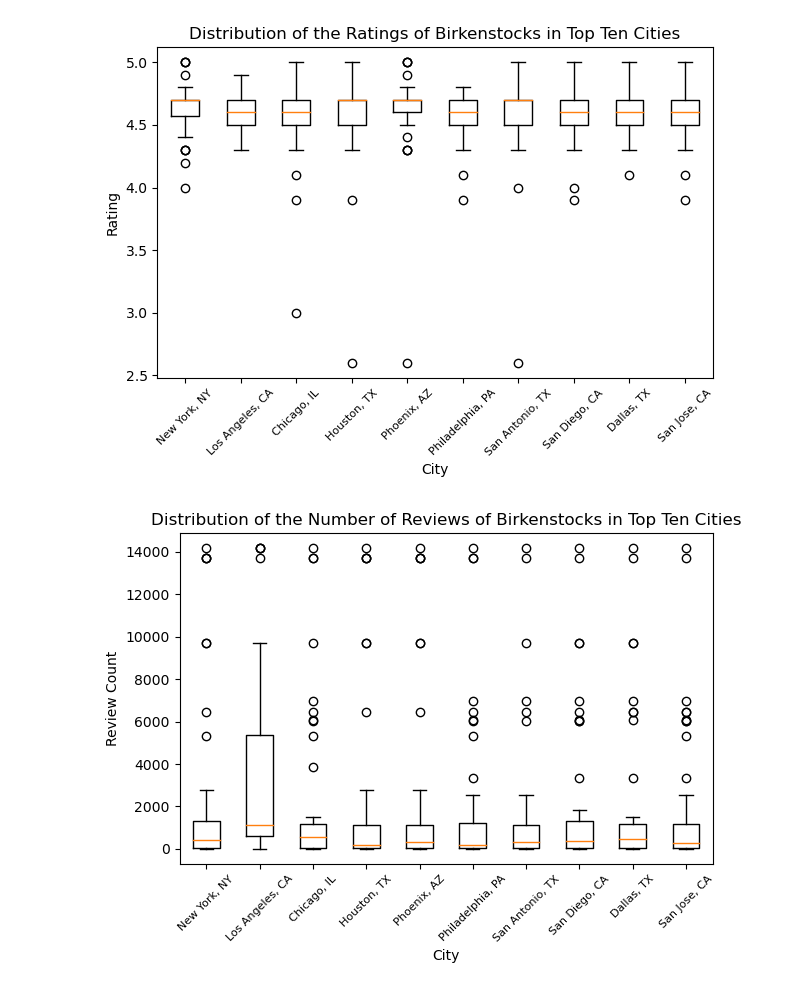
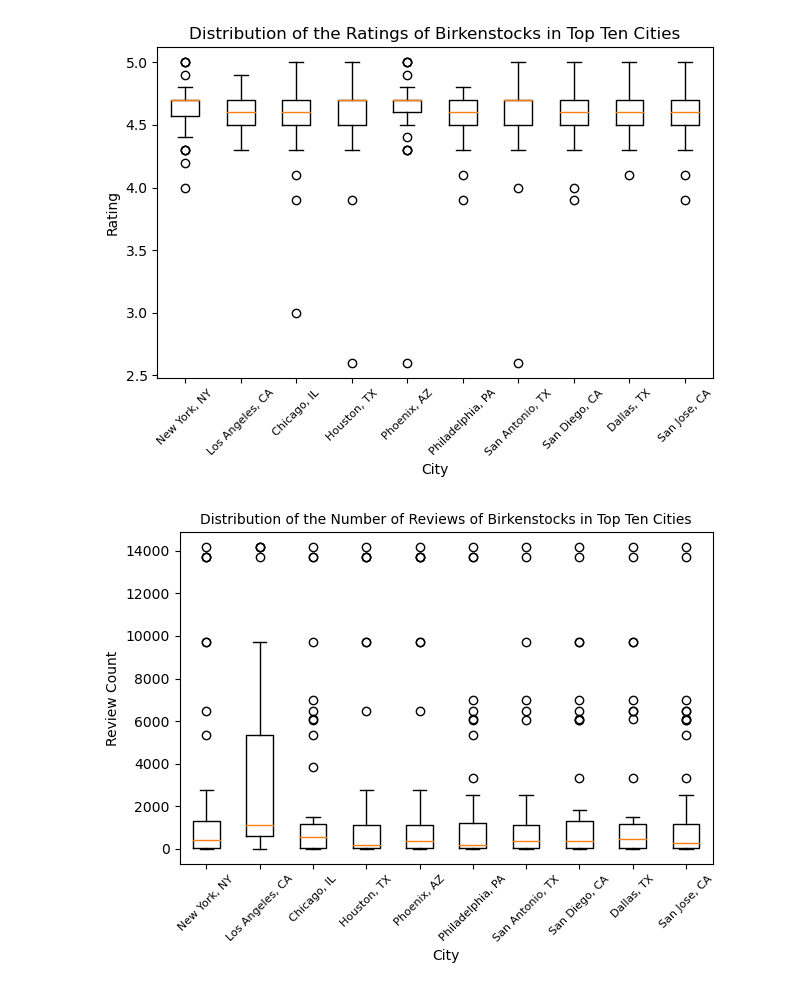
Before and after one commit to NoelleMtz/BirkCroc, a Jupyter notebook: kyara_analysis/Birkenstocks_plotting_data_attempt_1 .ipynb, the cells around one changed output. Saved outputs shown, nothing was run; the diff lists cells and outputs as text; code cells hidden in the pictures.

```diff
--- a/kyara_analysis/Birkenstocks_plotting_data_attempt_1 .ipynb
+++ b/kyara_analysis/Birkenstocks_plotting_data_attempt_1 .ipynb
@@ -250,14 +250,14 @@ plt.show()
 # %%
 figure3 = plt.figure()
 # temp = city_df_list[0]['Price'].tolist()
 
 plt.boxplot(reviews_lol,labels=top_cities)
 plt.xticks(rotation=45, fontsize=8)
 plt.xlabel('City')
 plt.ylabel('Review Count')
-plt.title('Distribution of the Number of Reviews of Birkenstocks in Top Ten Cities')
+plt.title('Distribution of the Number of Reviews of Birkenstocks in Top Ten Cities',fontsize=10)
 plt.tight_layout()
 plt.savefig('review_birks.png')
 plt.show()
 # %% [output]
-[figure, old version]
+[figure, new version]
```
Also changed, not shown: 1 other file.
